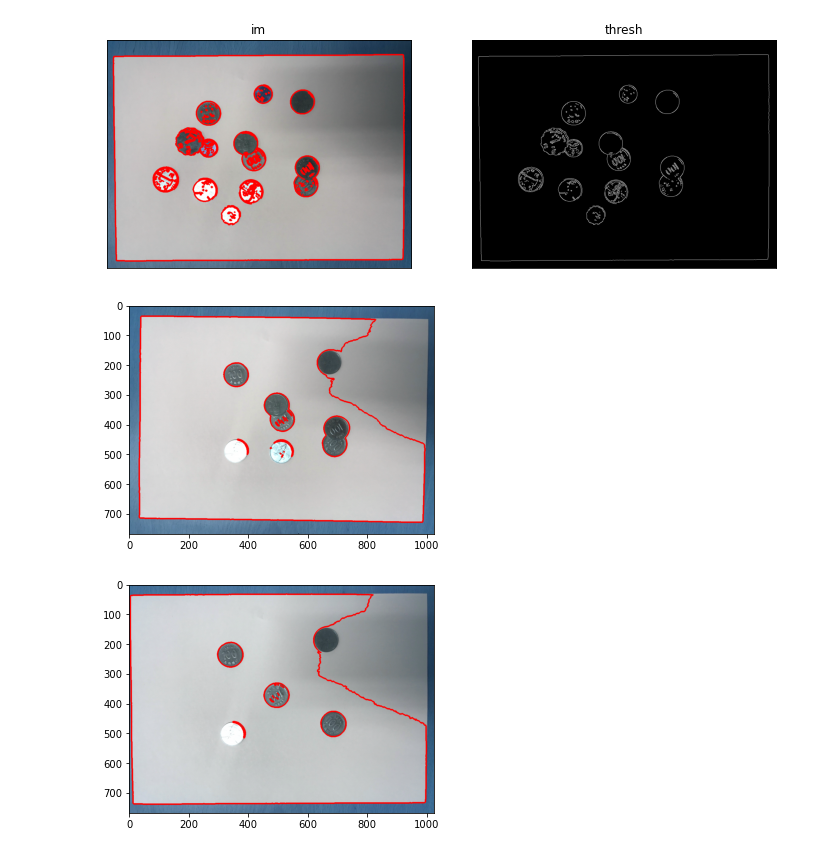
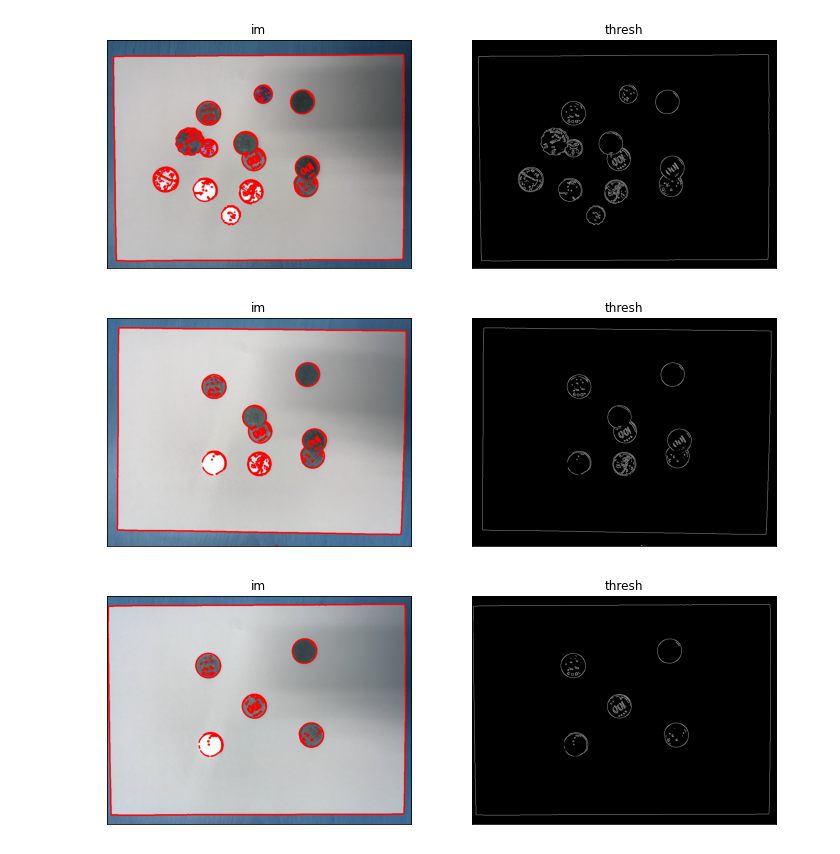
Before and after one commit to QinZiJie96/Digital-Image-Processing-2021---OpenCV-Python, a Jupyter notebook: Homework5/Canny edge detection.ipynb, the cells around one changed output. Drawn from its saved outputs; the diff is of its cells as text; code cells hidden in the pictures.

```diff
--- a/Homework5/Canny edge detection.ipynb
+++ b/Homework5/Canny edge detection.ipynb
@@ -105,18 +105,20 @@ plt.show()
 # %%
 im = cv2.imread('sIMG_8254.JPG')
 imgray = cv2.cvtColor(im,cv2.COLOR_BGR2GRAY)
-blur = cv2.GaussianBlur(im,(9,9),0)
-blur2 = cv2.GaussianBlur(im,(9,9),0)
-imgray2 = cv2.cvtColor(blur2,cv2.COLOR_BGR2GRAY)
-ret,thresh = cv2.threshold(imgray2,0,255,cv2.THRESH_BINARY+cv2.THRESH_OTSU)
+blur = cv2.GaussianBlur(im,(5,5),0)
+edges2 = cv2.Canny(blur,100,120)
+ret,thresh = cv2.threshold(edges2,0,255,cv2.THRESH_BINARY+cv2.THRESH_OTSU)
 contours, hierarchy = cv2.findContours(thresh,cv2.RETR_TREE,cv2.CHAIN_APPROX_SIMPLE)
 im = cv2.drawContours(im, contours, -1, (255,0,0), 3)
 # %%
 plt.figure(figsize=(12,9))
 plt.subplot(121),plt.imshow(im,cmap = 'gray')
+plt.title('im'), plt.xticks([]), plt.yticks([])
+plt.subplot(122),plt.imshow(thresh,cmap = 'gray')
+plt.title('thresh'), plt.xticks([]), plt.yticks([])
 plt.show()
 # %% [output]
-[figure, old version]
+[figure, new version]
 # %%
 im = cv2.imread('sIMG_8253.JPG')
 imgray = cv2.cvtColor(im,cv2.COLOR_BGR2GRAY)
@@ -129,6 +130,9 @@ im = cv2.drawContours(im, contours, -1, (255,0,0), 3)
 # %%
 plt.figure(figsize=(12,9))
 plt.subplot(121),plt.imshow(im,cmap = 'gray')
+plt.title('im'), plt.xticks([]), plt.yticks([])
+plt.subplot(122),plt.imshow(thresh,cmap = 'gray')
+plt.title('thresh'), plt.xticks([]), plt.yticks([])
 plt.show()
 # %% [output]
-[figure, old version]
+[figure, new version]
```
Also changed, not shown: parts of 1 cell of this notebook.
